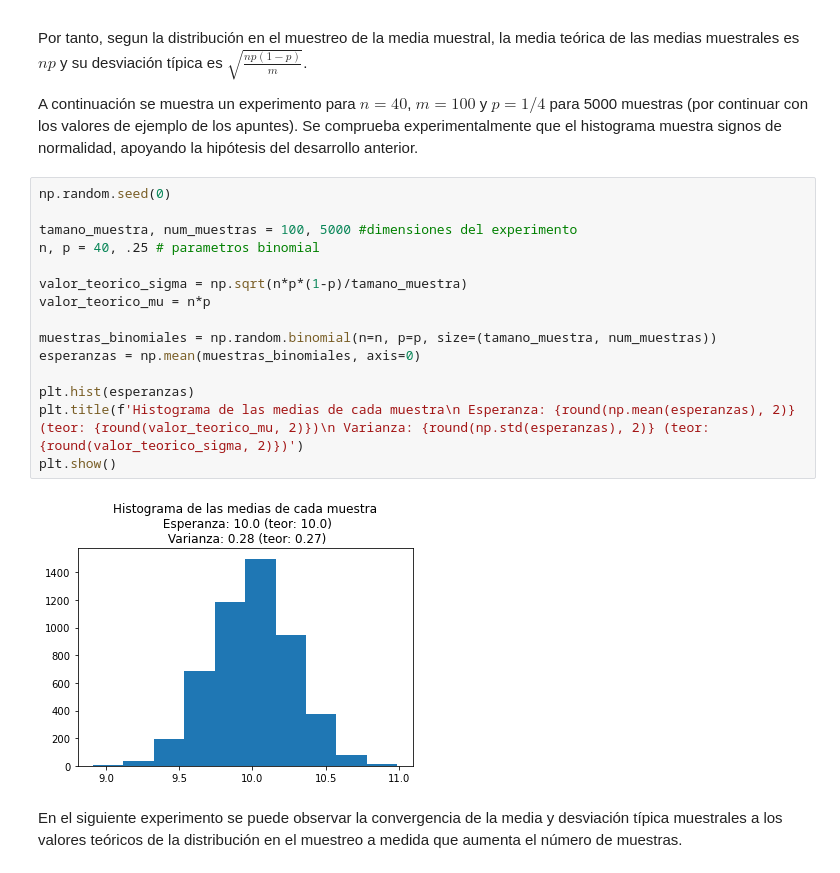
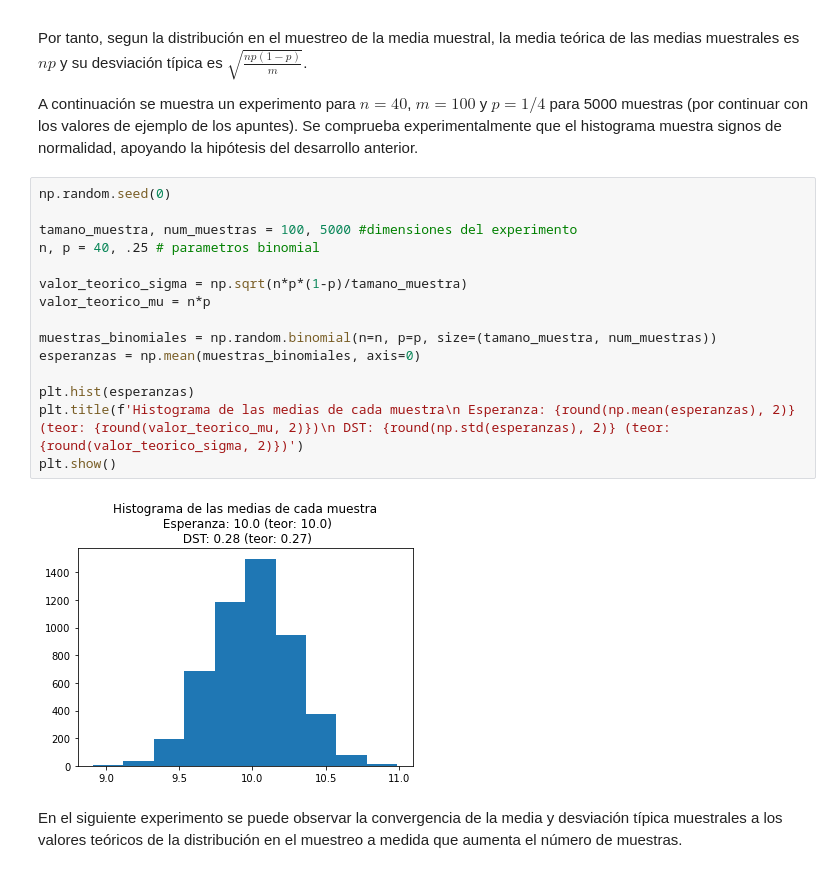
Before and after one commit to danielp2797/UAM-Big-Data-21-22, a Jupyter notebook: estadistica/practica2/perezefremovadaniel_p2.ipynb, the cells around one changed output. Drawn from its saved outputs; the diff is of its cells as text.

```diff
--- a/estadistica/practica2/perezefremovadaniel_p2.ipynb
+++ b/estadistica/practica2/perezefremovadaniel_p2.ipynb
@@ -269,20 +273,20 @@ A continuación se muestra un experimento para $n=40$, $m=100$ y $p=1/4$ para 50
 # %%
 np.random.seed(0)
 
 tamano_muestra, num_muestras = 100, 5000 #dimensiones del experimento
 n, p = 40, .25 # parametros binomial
 
 valor_teorico_sigma = np.sqrt(n*p*(1-p)/tamano_muestra)
 valor_teorico_mu = n*p
 
 muestras_binomiales = np.random.binomial(n=n, p=p, size=(tamano_muestra, num_muestras))
 esperanzas = np.mean(muestras_binomiales, axis=0)
 
 plt.hist(esperanzas)
-plt.title(f'Histograma de las medias de cada muestra\n Esperanza: {round(np.mean(esperanzas), 2)} (teor: {round(valor_teorico_mu, 2)})\n Varianza: {round(np.std(esperanzas), 2)} (teor: {round(valor_teorico_sigma, 2)})')
+plt.title(f'Histograma de las medias de cada muestra\n Esperanza: {round(np.mean(esperanzas), 2)} (teor: {round(valor_teorico_mu, 2)})\n DST: {round(np.std(esperanzas), 2)} (teor: {round(valor_teorico_sigma, 2)})')
 plt.show()
 # %% [output]
-[figure, old version]
+[figure, new version]
 # %% [markdown]
 En el siguiente experimento se puede observar la convergencia de la media y desviación típica muestrales a los valores teóricos de la distribución en el muestreo a medida que aumenta el número de muestras.
 # %%
```
Also changed, not shown: parts of 10 cells of this notebook, 2 other files.
